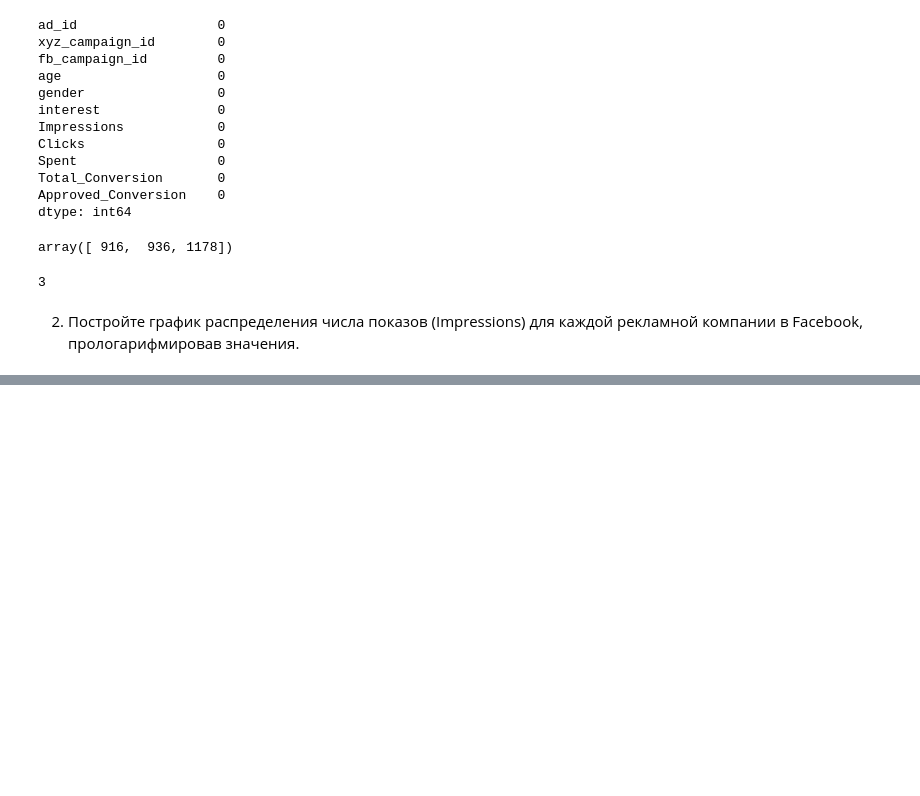
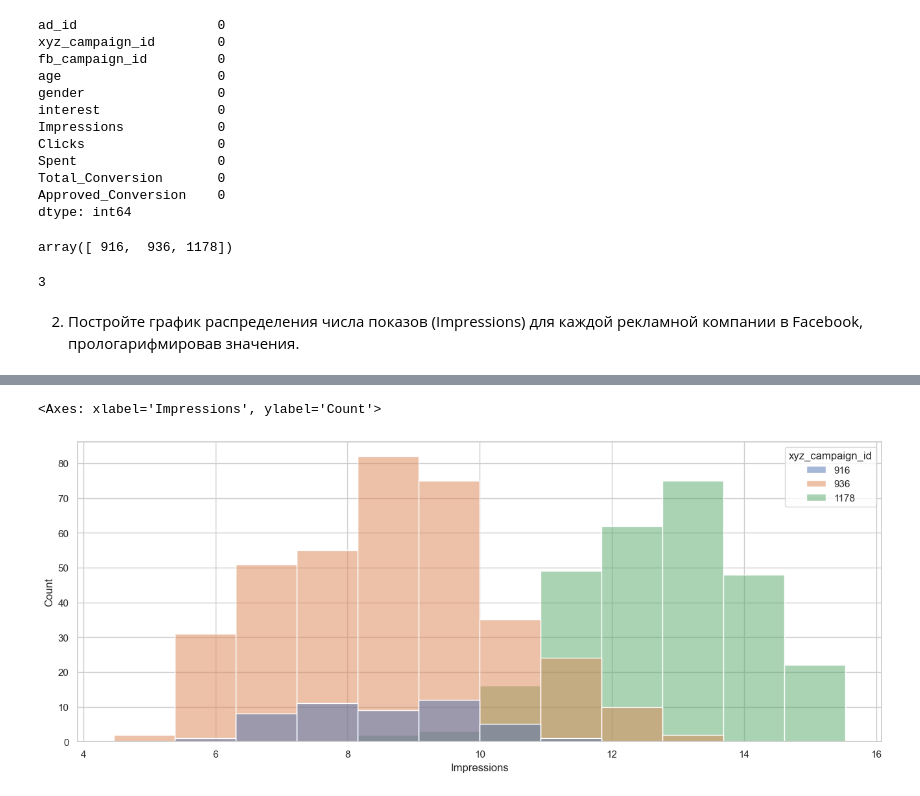
Before and after one commit to Praldmur/Simulation, a Jupyter notebook: 6_mod/2.ipynb, the cells around one changed output, grey strips where cells are left out. Cells and saved outputs as stored; diff of their text form; code cells hidden in the pictures; blank space fills up the shorter version.

```diff
--- a/6_mod/2.ipynb
+++ b/6_mod/2.ipynb
@@ -100,0 +102,5 @@ sns.barplot(data=df, x='xyz_campaign_id', y='Impressions', hue='xyz_campaign_id'
+# %%
+df_grouped = df.groupby(['xyz_campaign_id', 'fb_campaign_id'], as_index=False).Impressions.sum()
+df_grouped["Impressions"] = np.log(df_grouped["Impressions"])
+df_grouped["xyz_campaign_id"] = df_grouped["xyz_campaign_id"].astype("str")
+df_grouped.head()
@@ -100,0 +114,5 @@ sns.barplot(data=df, x='xyz_campaign_id', y='Impressions', hue='xyz_campaign_id'
+# %%
+sns.histplot(data=df_grouped, x="Impressions", hue="xyz_campaign_id")
+# %% [output]
+<Axes: xlabel='Impressions', ylabel='Count'>
+[figure, added]
```
Also changed, not shown: parts of 8 cells of this notebook.
